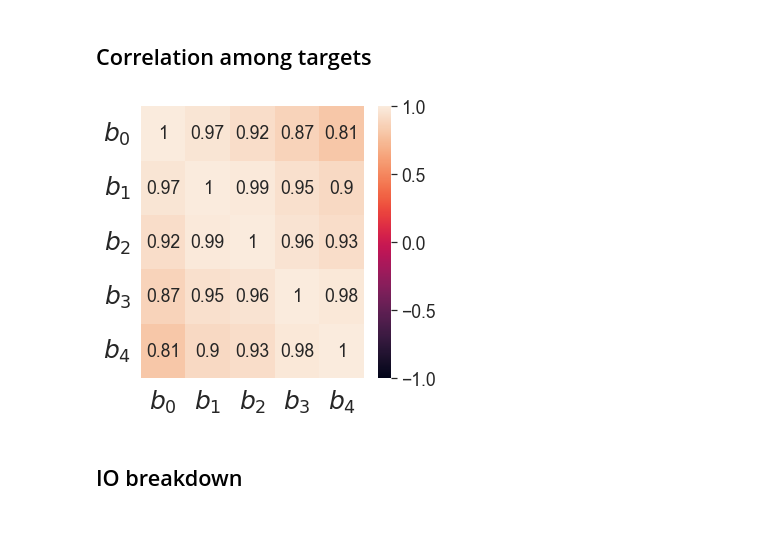
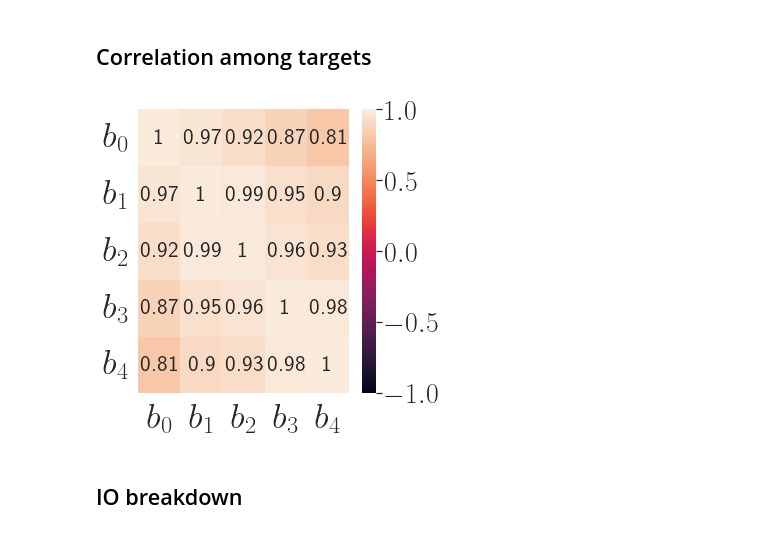
Before and after one commit to jw447/DNN_Mgard, a Jupyter notebook: notebook/_old/DNN_MGARD_old.ipynb, the cells around one changed output. Cells and saved outputs as stored; diff of their text form; code cells hidden in the pictures.

```diff
--- a/notebook/_old/DNN_MGARD_old.ipynb
+++ b/notebook/_old/DNN_MGARD_old.ipynb
@@ -50,35 +50,36 @@ sns.set_style("whitegrid")
 
 current_palette = sns.color_palette("deep")
 
-fontsize=28
+fontsize=35
 # %% [markdown]
 ## Correlation among targets
 # %%
 # correlation among targets
 for re in [512]:
     for var in ["Ex"]:
         df_features = pd.read_csv("mgard_WarpX_laser{}_{}_0_40.csv".format(re, var))
         # df_data_target  = df_features[["minvalue", "maxvalue", "avgvalue", "maxerror","bp_0", "bp_1", "bp_2", "bp_3", "bp_4"]].copy()
         df_data_target  = df_features[["bp_0", "bp_1", "bp_2", "bp_3", "bp_4"]].copy()
 
         # Increase the size of the heatmap.
         plt.figure(figsize=(5, 5))
         # Store heatmap object in a variable to easily access it when you want to include more features (such as title).
         # Set the range of values to be displayed on the colormap from -1 to 1, and set the annotation to True to display the correlation values on the heatmap.
 
         # ticklabels = ["minvalue", "maxvalue", "avgvalue", "maxerror", r"$b_0$", r"$b_1$", r"$b_2$", r"$b_3$", r"$b_4$"]
         ticklabels = [r"$b_0$", r"$b_1$", r"$b_2$", r"$b_3$", r"$b_4$"]
-        heatmap = sns.heatmap(df_data_target.corr(), vmin=-1, vmax=1, annot=True, annot_kws={"size":fontsize*.7}, yticklabels=ticklabels, xticklabels=ticklabels)
+        heatmap = sns.heatmap(df_data_target.corr(), vmin=-1, vmax=1, annot=True, annot_kws={"size":fontsize*.65}, yticklabels=ticklabels, xticklabels=ticklabels)
         # Give a title to the heatmap. Pad defines the distance of the title from the top of the heatmap.
         heatmap.set_xticklabels(ticklabels, rotation=0, fontsize=fontsize)
         heatmap.set_yticklabels(ticklabels, rotation=0, fontsize=fontsize)
         sns.set(font_scale=1)
         cbar = heatmap.collections[0].colorbar
-        cbar.ax.tick_params(labelsize=fontsize*.7)
+        cbar.ax.tick_params(labelsize=fontsize*.8)
 
+        plt.tight_layout()
         plt.savefig("corr.pdf", bbox_inches="tight")
 # %% [output]
-[figure, old version]
+[figure, new version]
 # %% [markdown]
 ## IO breakdown
 # %%
```
Also changed, not shown: parts of 11 cells of this notebook, 5 other files.
